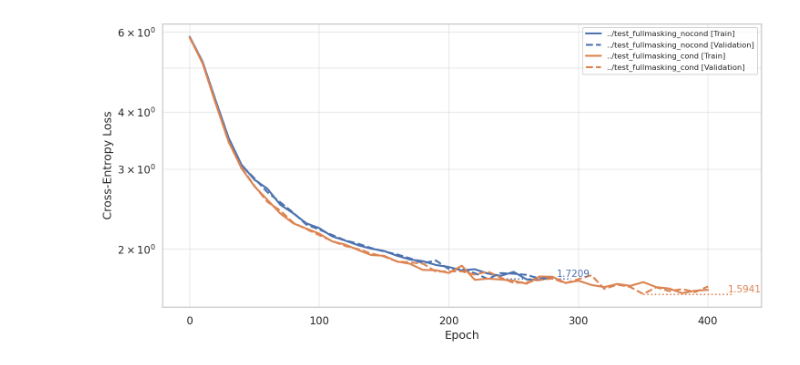
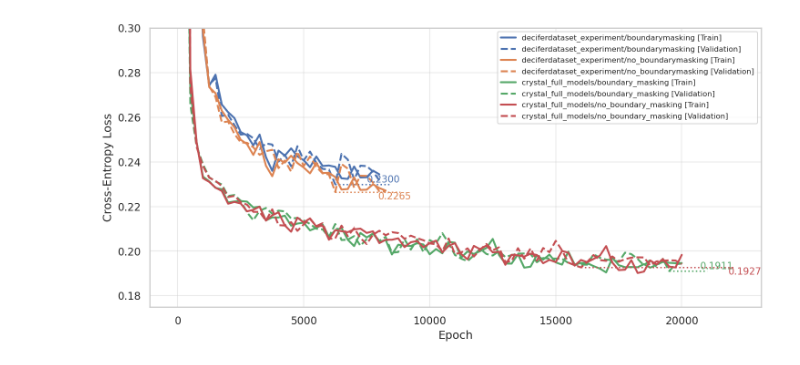
Before and after one commit to zhaohan-alan/decifier, a Jupyter notebook: decifer/notebooks/CE-Loss.ipynb, the cells around one changed output. Cells and saved outputs as stored; diff of their text form; code cells hidden in the pictures.

```diff
--- a/decifer/notebooks/CE-Loss.ipynb
+++ b/decifer/notebooks/CE-Loss.ipynb
@@ -1,22 +1,22 @@
 # %%
 from decifer import (
     plot_loss_curves,
 )
 
 plot_loss_curves(
     [
-#         "../cross-contamination/deciferdataset_experiment/boundarymasking/ckpt.pt",
-#         "../cross-contamination/deciferdataset_experiment/no_boundarymasking/ckpt.pt",
-#         "../cross-contamination/crystal_full_models/boundary_masking/ckpt.pt",
-#         "../cross-contamination/crystal_full_models/no_boundary_masking/ckpt.pt",
+        "../cross-contamination/deciferdataset_experiment/boundarymasking/ckpt.pt",
+        "../cross-contamination/deciferdataset_experiment/no_boundarymasking/ckpt.pt",
+        "../cross-contamination/crystal_full_models/boundary_masking/ckpt.pt",
+        "../cross-contamination/crystal_full_models/no_boundary_masking/ckpt.pt",
 #         "../cross-contamination/crystal_full_models/attn_bias_position_resetting/ckpt.pt",
-        "../test_fullmasking_nocond/ckpt.pt",
-        "../test_fullmasking_cond/ckpt.pt",
+#         "../test_fullmasking_nocond/ckpt.pt",
+#         "../test_fullmasking_cond/ckpt.pt",
     ],
-#     ylog = True,
-#     ymin = 0.175,
-#     ymax = 5,
+    ylog = False,
+    ymin = 0.175,
+    ymax = 0.3,
     figsize=(10,5),
 )
 # %% [output]
-[figure, old version]
+[figure, new version]
```
Also changed, not shown: 2 other files.
